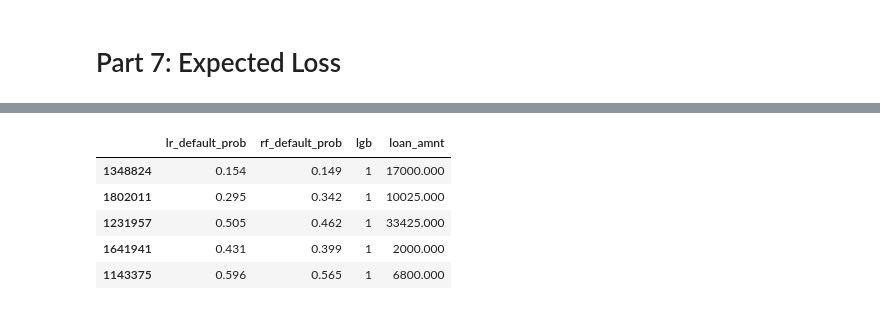
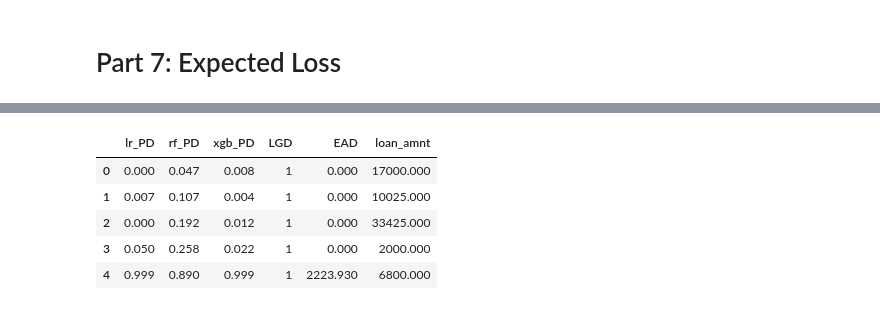
Before and after one commit to nkang917/Credit-Loss-Forecasting, a Jupyter notebook: Lending_Club_Credit_Loss_Forecasting.ipynb, the cells around one changed output, grey strips where cells are left out. Drawn from its saved outputs; the diff is of its cells as text; code cells hidden in the pictures.

```diff
--- a/Lending_Club_Credit_Loss_Forecasting.ipynb
+++ b/Lending_Club_Credit_Loss_Forecasting.ipynb
@@ -1057,7 +1102,7 @@ clf_lr = LogisticRegression()
 # C = 1/lambda
 lr_params = {
     'C':(10, 100),
-    'max_iter': [100, 250]
+    'max_iter': [250, 350]
 }
 # %%
 Grid_LR = GridSearchCV(clf_lr, param_grid=lr_params, scoring='recall', verbose=3)
@@ -1226,12 +1300,12 @@ confusion_matrix(y_test_oversampling, best_rf_model.predict(X_test_oversampling)
 # %%
 clf_xgb = xgb.XGBClassifier(objective='binary:logistic',
                             eval_metric="logloss", ## this avoids a warning...
-                            seed=42,
-                            use_label_encoder=False)
+                            random_state=42,
+                            use_label_encoder=False, )
 # %%
 parameters = {
     'n_estimators': [100],
-    'max_depth': [5],
+    'max_depth': [6],
     'gamma': [0.25],
     'reg_lambda': [10]
 }
@@ -1351,0 +1469,3 @@ xgb_preds = best_xgb_model.predict_proba(X_test_undersampling)
+# %%
+X_test_undersampling_unscaled = pd.DataFrame(scaler.inverse_transform(X_test_undersampling), columns=X_train_undersampling.columns)
+X_test_undersampling_unscaled.head()
@@ -1352,16 +1479,17 @@ xgb_preds = best_xgb_model.predict_proba(X_test_undersampling)
 # %%
-loss_df = pd.DataFrame(lr_preds[:, 1], columns=['lr_default_prob'])
-loss_df['rf_default_prob'] = rf_preds[:, 1]
-loss_df['xgb_default_prob'] = xgb_preds[:, 1]
-loss_df['lgb'] = 1
-loss_df.index = test.index
-loss_df['loan_amnt'] = test['loan_amnt']
+loss_df = pd.DataFrame(lr_preds[:, 1], columns=['lr_PD'])
+loss_df['rf_PD'] = rf_preds[:, 1]
+loss_df['xgb_PD'] = xgb_preds[:, 1]
+loss_df['LGD'] = 1
+loss_df.index = X_test_undersampling_unscaled.index
+loss_df['EAD'] = (X_test_undersampling_unscaled['loan_amnt'] - X_test_undersampling_unscaled['total_rec_prncp'])
+loss_df['loan_amnt'] = X_test_undersampling_unscaled['loan_amnt']
 loss_df.head()
 # %% [output]
-|  | lr_default_prob | rf_default_prob | lgb | loan_amnt |
-| 1348824 | 0.154 | 0.149 | 1 | 17000.000 |
-| 1802011 | 0.295 | 0.342 | 1 | 10025.000 |
-| 1231957 | 0.505 | 0.462 | 1 | 33425.000 |
-| 1641941 | 0.431 | 0.399 | 1 | 2000.000 |
-| 1143375 | 0.596 | 0.565 | 1 | 6800.000 |
+|  | lr_PD | rf_PD | xgb_PD | LGD | EAD | loan_amnt |
+| 0 | 0.000 | 0.047 | 0.008 | 1 | 0.000 | 17000.000 |
+| 1 | 0.007 | 0.107 | 0.004 | 1 | 0.000 | 10025.000 |
+| 2 | 0.000 | 0.192 | 0.012 | 1 | 0.000 | 33425.000 |
+| 3 | 0.050 | 0.258 | 0.022 | 1 | 0.000 | 2000.000 |
+| 4 | 0.999 | 0.890 | 0.999 | 1 | 2223.930 | 6800.000 |
 # %%
```
Also changed, not shown: parts of 87 cells of this notebook.
